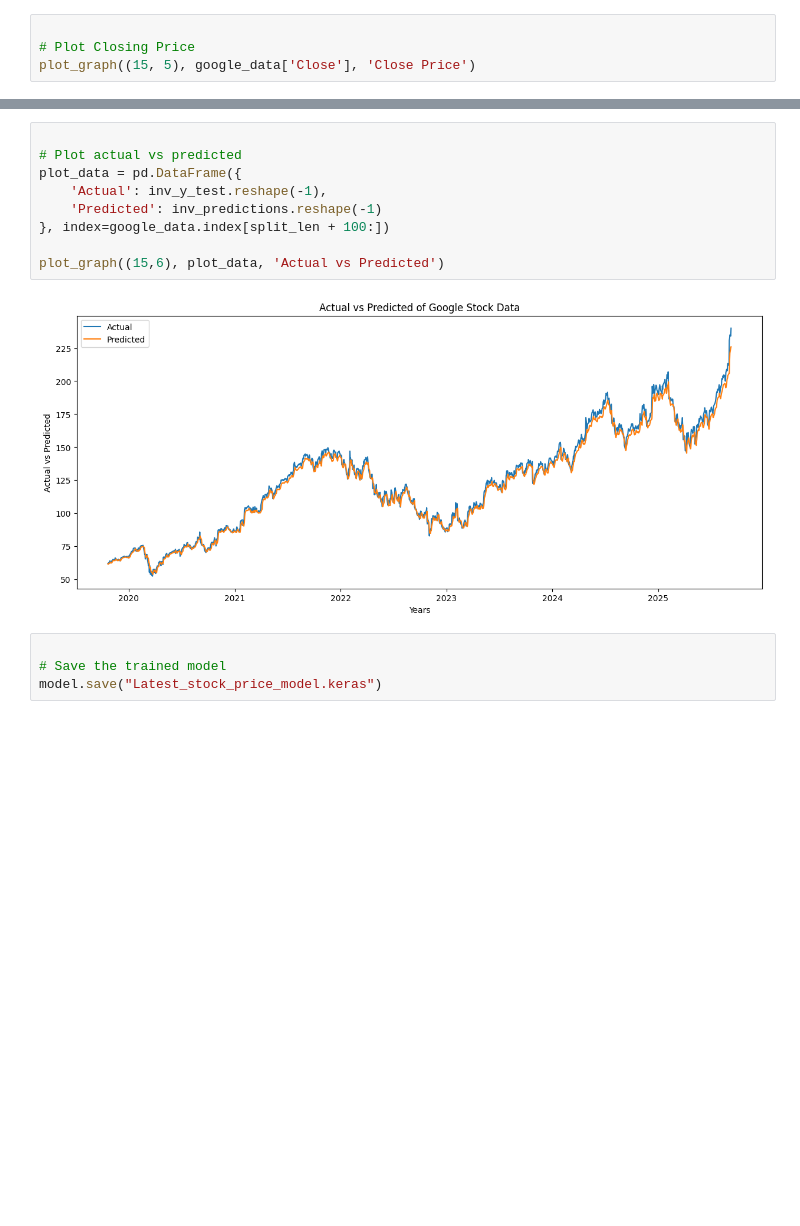
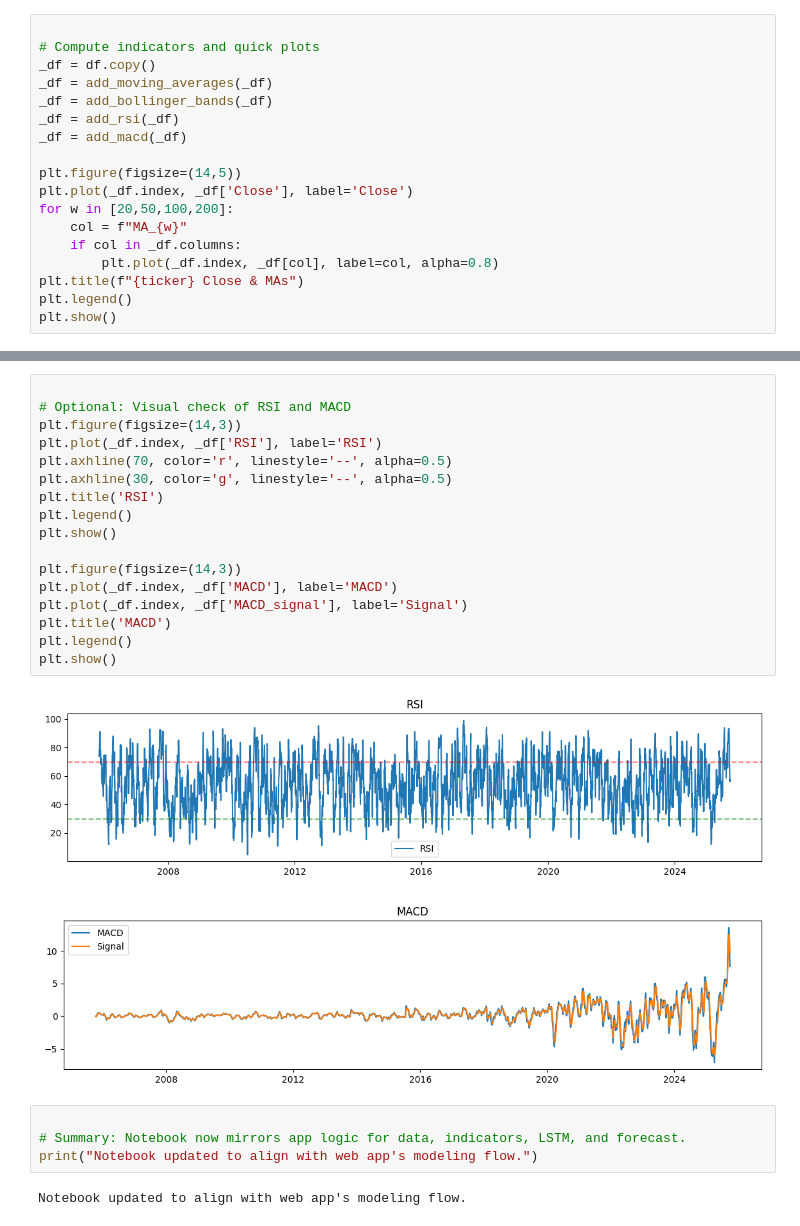
Before and after one commit to Anand-Reddy-Yanna/stock_price_prediction-main, a Jupyter notebook: fixed_stock_price.ipynb, the cells around one changed output, grey strips where cells are left out. Cells and saved outputs as stored; diff of their text form; blank space fills up the shorter version.

```diff
--- a/fixed_stock_price.ipynb
+++ b/fixed_stock_price.ipynb
@@ -36,5 +87,19 @@ def plot_graph(figsize, values, column_name):
 # %%
 
-# Plot Closing Price
-plot_graph((15, 5), google_data['Close'], 'Close Price')
+# Compute indicators and quick plots
+_df = df.copy()
+_df = add_moving_averages(_df)
+_df = add_bollinger_bands(_df)
+_df = add_rsi(_df)
+_df = add_macd(_df)
+
+plt.figure(figsize=(14,5))
+plt.plot(_df.index, _df['Close'], label='Close')
+for w in [20,50,100,200]:
+    col = f"MA_{w}"
+    if col in _df.columns:
+        plt.plot(_df.index, _df[col], label=col, alpha=0.8)
+plt.title(f"{ticker} Close & MAs")
+plt.legend()
+plt.show()
 # %% [output]
@@ -112,15 +223,26 @@ RMSE: 3.8671339755296454
 # %%
 
-# Plot actual vs predicted
-plot_data = pd.DataFrame({
-    'Actual': inv_y_test.reshape(-1),
-    'Predicted': inv_predictions.reshape(-1)
-}, index=google_data.index[split_len + 100:])
+# Optional: Visual check of RSI and MACD
+plt.figure(figsize=(14,3))
+plt.plot(_df.index, _df['RSI'], label='RSI')
+plt.axhline(70, color='r', linestyle='--', alpha=0.5)
+plt.axhline(30, color='g', linestyle='--', alpha=0.5)
+plt.title('RSI')
+plt.legend()
+plt.show()
 
-plot_graph((15,6), plot_data, 'Actual vs Predicted')
+plt.figure(figsize=(14,3))
+plt.plot(_df.index, _df['MACD'], label='MACD')
+plt.plot(_df.index, _df['MACD_signal'], label='Signal')
+plt.title('MACD')
+plt.legend()
+plt.show()
 # %% [output]
-[figure, old version]
+[figure, new version]
+[figure, added]
 # %%
 
-# Save the trained model
-model.save("Latest_stock_price_model.keras")
+# Summary: Notebook now mirrors app logic for data, indicators, LSTM, and forecast.
+print("Notebook updated to align with web app's modeling flow.")
+# %% [output]
+Notebook updated to align with web app's modeling flow.
```
Also changed, not shown: parts of 9 cells of this notebook, 3 other files.
